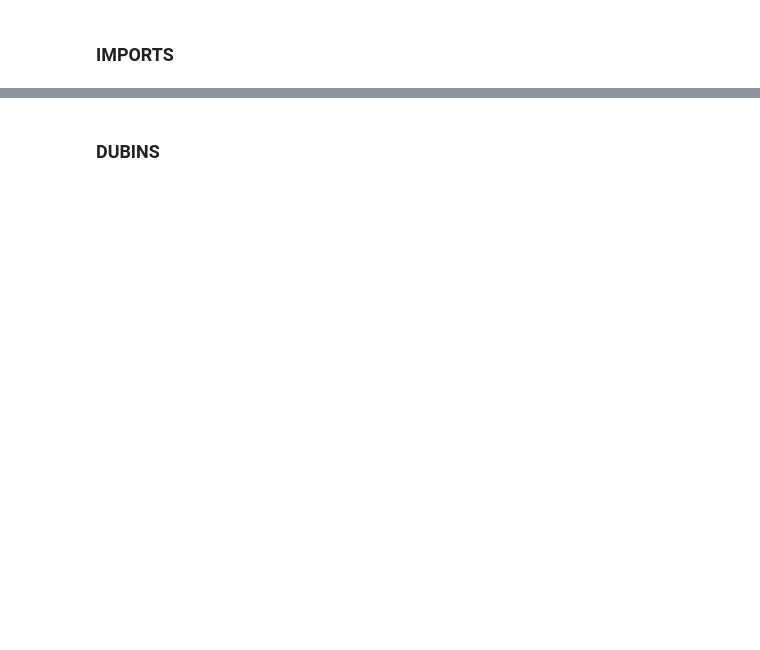
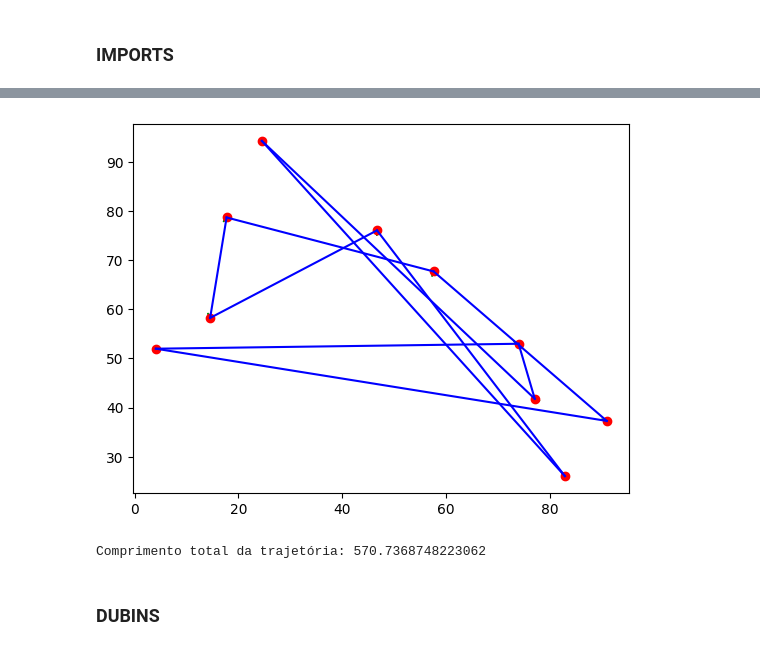
Before and after one commit to analucia-odp/projeto-final-rob-tica, a Jupyter notebook: dubins.ipynb, the cells around one changed output, grey strips where cells are left out. Saved outputs shown, nothing was run; the diff lists cells and outputs as text; code cells hidden in the pictures; blank space fills up the shorter version.

```diff
--- a/dubins.ipynb
+++ b/dubins.ipynb
@@ -15,3 +122,78 @@ from coppeliasim_zmqremoteapi_client import RemoteAPIClient
+# %%
+import numpy as np
+from scipy.spatial import distance_matrix
+from scipy.optimize import linear_sum_assignment
+import matplotlib.pyplot as plt
+
+def solve_etsp(points):
+    """Resolve o problema do Caixeiro Viajante Euclidiano (ETSP)."""
+    dist_matrix = distance_matrix(points, points)
+    row_ind, col_ind = linear_sum_assignment(dist_matrix)
+    return col_ind
+
+def dubins_path_length(p1, p2, min_turn_radius):
+    """Calcula o comprimento do caminho Dubins entre dois pontos com orientações."""
+    # Distância euclidiana entre os pontos
+    dist = np.linalg.norm(p2[:2] - p1[:2])
+    if dist < 2 * min_turn_radius:
+        return dist + min_turn_radius * np.pi
+    return dist
+
+def dubins_tsp(points, min_turn_radius):
+    """Resolve o problema DTSP."""
+    n = len(points)
+    etsp_order = solve_etsp(points)
+    orientations = np.zeros(n)
+    dubins_points = np.hstack((points, orientations.reshape(-1, 1)))
+
+    for i in range(n):
+        v1 = points[(i - 1) % n] - points[i]
+        v2 = points[(i + 1) % n] - points[i]
+        orientation = np.arctan2(v1[1] + v2[1], v1[0] + v2[0])
+        dubins_points[i, 2] = orientation
+
+        eta1 = np.exp(- (np.linalg.norm(v1) - 2 * min_turn_radius) / (min_turn_radius / 2))
+        eta2 = np.exp(- (np.linalg.norm(v2) - 2 * min_turn_radius) / (min_turn_radius / 2))
+        if eta1 > eta2:
+            dubins_points[i, 2] += (eta1 - eta2) * np.arctan2(v1[1], v1[0])
+        else:
+            dubins_points[i, 2] += (eta2 - eta1) * np.arctan2(v2[1], v2[0])
+
+    total_length = 0
+    for i in range(n):
+        total_length += dubins_path_length(dubins_points[i], dubins_points[(i + 1) % n], min_turn_radius)
+
+    return dubins_points, total_length
+
+def plot_dubins_tsp(points, dubins_points):
+    """Plota a solução DTSP."""
+    plt.figure()
+    plt.plot(points[:, 0], points[:, 1], 'ro')
+    for i in range(len(points)):
+        p1 = dubins_points[i]
+        p2 = dubins_points[(i + 1) % len(points)]
+        plt.plot([p1[0], p2[0]], [p1[1], p2[1]], 'b-')
+        plt.arrow(p1[0], p1[1], 0.1 * np.cos(p1[2]), 0.1 * np.sin(p1[2]), head_width=0.5, head_length=1.0, fc='g', ec='g')
+    plt.show()
+
+# Parâmetros do problema
+num_points = 10
+area_size = 100
+min_turn_radius = 10
+
+# Geração de pontos aleatórios
+points = np.random.rand(num_points, 2) * area_size
+
+# Solução DTSP
+dubins_points, total_length = dubins_tsp(points, min_turn_radius)
+
+# Plot da solução
+plot_dubins_tsp(points, dubins_points)
+
+print("Comprimento total da trajetória:", total_length)
+# %% [output]
+[figure, added]
+Comprimento total da trajetória: 570.7368748223062
 # %% [markdown]
 ### DUBINS
 # %%
```
Also changed, not shown: parts of 11 cells of this notebook, 8 other files.
